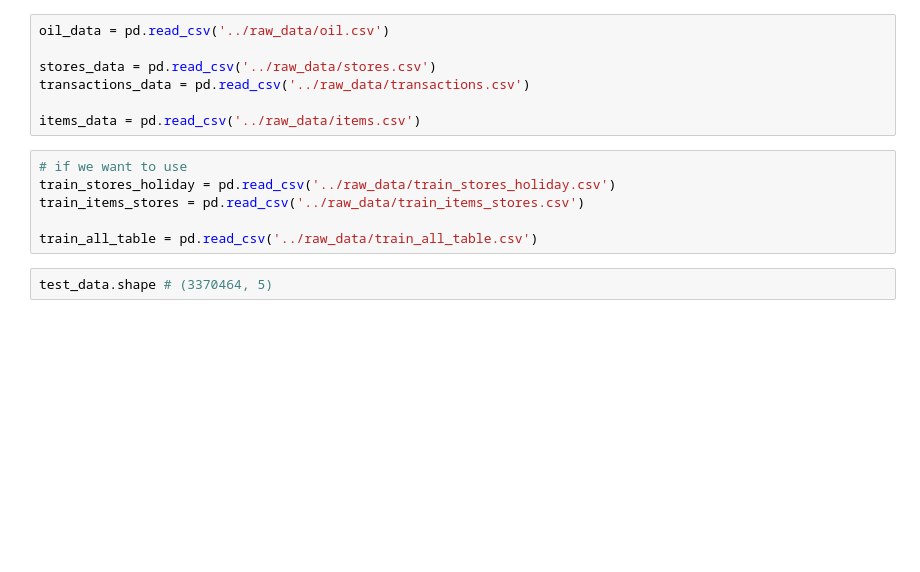
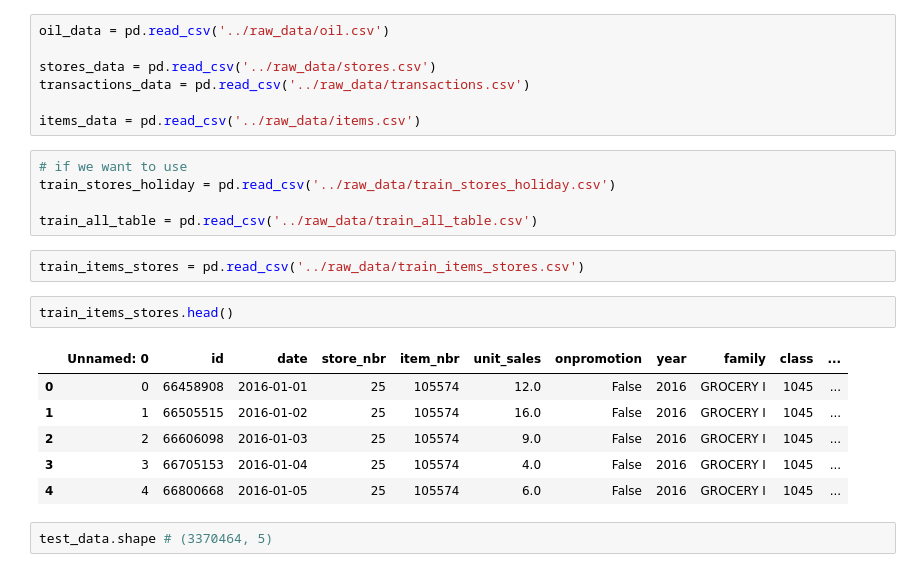
Before and after one commit to didine13/forecasting_for_sales, a Jupyter notebook: notebooks/nhouyvanisvong_data_prep_preproc.ipynb, the cells around one changed output. Cells and saved outputs as stored; diff of their text form; blank space fills up the shorter version.

```diff
--- a/notebooks/nhouyvanisvong_data_prep_preproc.ipynb
+++ b/notebooks/nhouyvanisvong_data_prep_preproc.ipynb
@@ -40,9 +40,19 @@ items_data = pd.read_csv('../raw_data/items.csv')
 # %%
 # if we want to use
 train_stores_holiday = pd.read_csv('../raw_data/train_stores_holiday.csv')
-train_items_stores = pd.read_csv('../raw_data/train_items_stores.csv')
 
 train_all_table = pd.read_csv('../raw_data/train_all_table.csv')
+# %%
+train_items_stores = pd.read_csv('../raw_data/train_items_stores.csv')
+# %%
+train_items_stores.head()
+# %% [output]
+|  | Unnamed: 0 | id | date | store_nbr | item_nbr | unit_sales | onpromotion | year | family | class | ... |
+| 0 | 0 | 66458908 | 2016-01-01 | 25 | 105574 | 12.0 | False | 2016 | GROCERY I | 1045 | ... |
+| 1 | 1 | 66505515 | 2016-01-02 | 25 | 105574 | 16.0 | False | 2016 | GROCERY I | 1045 | ... |
+| 2 | 2 | 66606098 | 2016-01-03 | 25 | 105574 | 9.0 | False | 2016 | GROCERY I | 1045 | ... |
+| 3 | 3 | 66705153 | 2016-01-04 | 25 | 105574 | 4.0 | False | 2016 | GROCERY I | 1045 | ... |
+| 4 | 4 | 66800668 | 2016-01-05 | 25 | 105574 | 6.0 | False | 2016 | GROCERY I | 1045 | ... |
 # %%
 test_data.shape # (3370464, 5)
 # %% [output]
```
Also changed, not shown: parts of 42 cells of this notebook.
